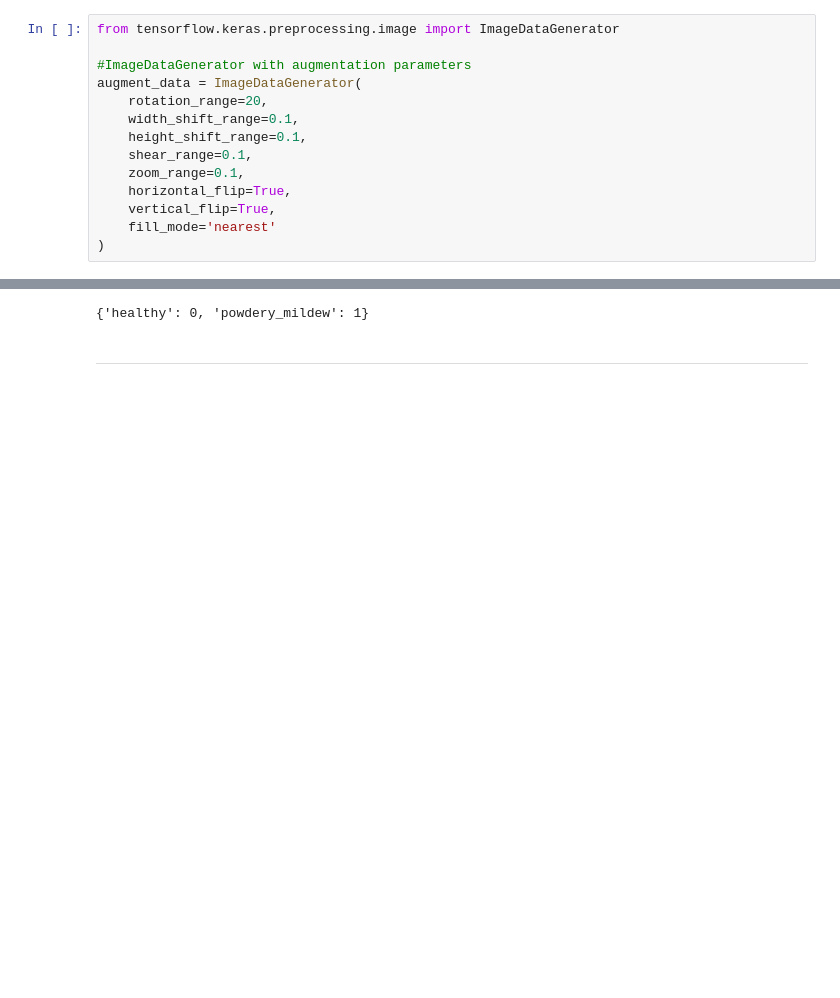
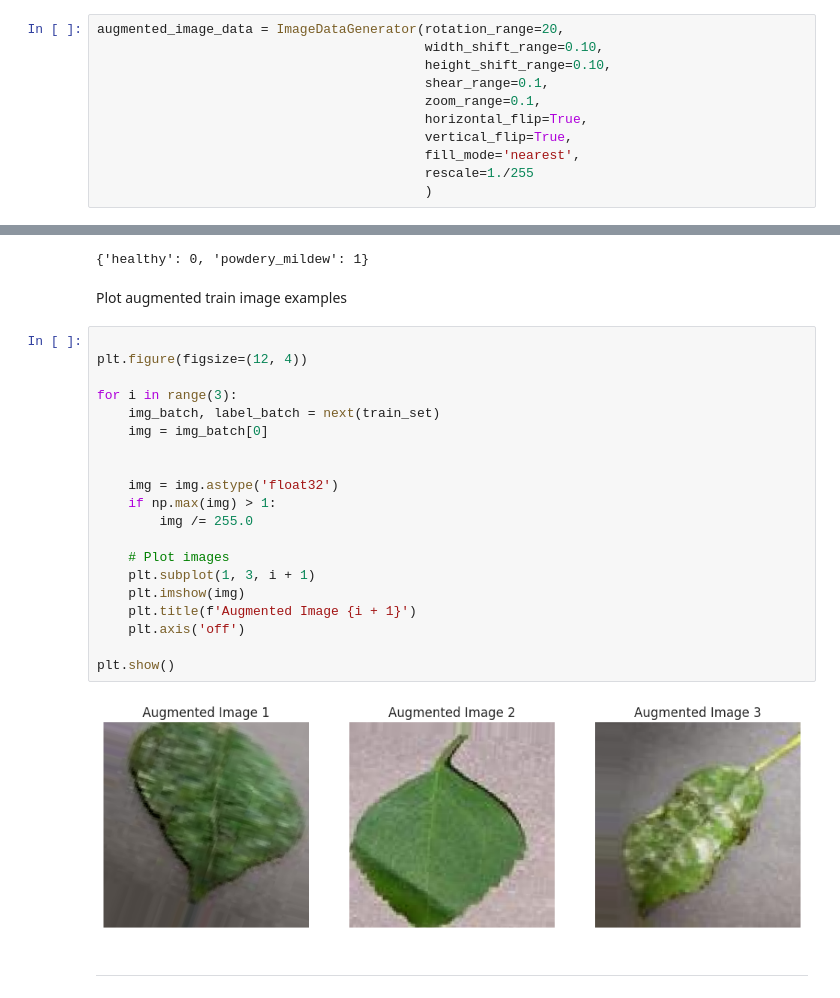
Before and after one commit to HGlass07/Mildew-Detection, a Jupyter notebook: jupyter_notebooks/DataModelling.ipynb, the cells around one changed output, grey strips where cells are left out. Saved outputs shown, nothing was run; the diff lists cells and outputs as text; blank space fills up the shorter version.

Commit message:
plotted augmented train set images

```diff
--- a/jupyter_notebooks/DataModelling.ipynb
+++ b/jupyter_notebooks/DataModelling.ipynb
@@ -126,19 +126,16 @@ plt.show()
 # %% [markdown]
 Image augmentation using tensorflow
 # %%
-from tensorflow.keras.preprocessing.image import ImageDataGenerator
-
-#ImageDataGenerator with augmentation parameters
-augment_data = ImageDataGenerator(
-    rotation_range=20,
-    width_shift_range=0.1,
-    height_shift_range=0.1,
-    shear_range=0.1,
-    zoom_range=0.1,
-    horizontal_flip=True,
-    vertical_flip=True,
-    fill_mode='nearest'
-)
+augmented_image_data = ImageDataGenerator(rotation_range=20,
+                                          width_shift_range=0.10,
+                                          height_shift_range=0.10,
+                                          shear_range=0.1,
+                                          zoom_range=0.1,
+                                          horizontal_flip=True,
+                                          vertical_flip=True,
+                                          fill_mode='nearest',
+                                          rescale=1./255
+                                          )
 # %% [markdown]
 Apply augmentation to sets
 # %%
@@ -180,6 +177,30 @@ test_set.class_indices
 # %% [output]
 Found 844 images belonging to 2 classes.
 {'healthy': 0, 'powdery_mildew': 1}
+# %% [markdown]
+Plot augmented train image examples
+# %%
+
+plt.figure(figsize=(12, 4))
+
+for i in range(3):
+    img_batch, label_batch = next(train_set)
+    img = img_batch[0]
+
+
+    img = img.astype('float32')
+    if np.max(img) > 1:
+        img /= 255.0
+
+    # Plot images
+    plt.subplot(1, 3, i + 1)
+    plt.imshow(img)
+    plt.title(f'Augmented Image {i + 1}')
+    plt.axis('off')
+
+plt.show()
+# %% [output]
+[figure, added]
 # %% [markdown]
 ---
 # %% [markdown]
```
